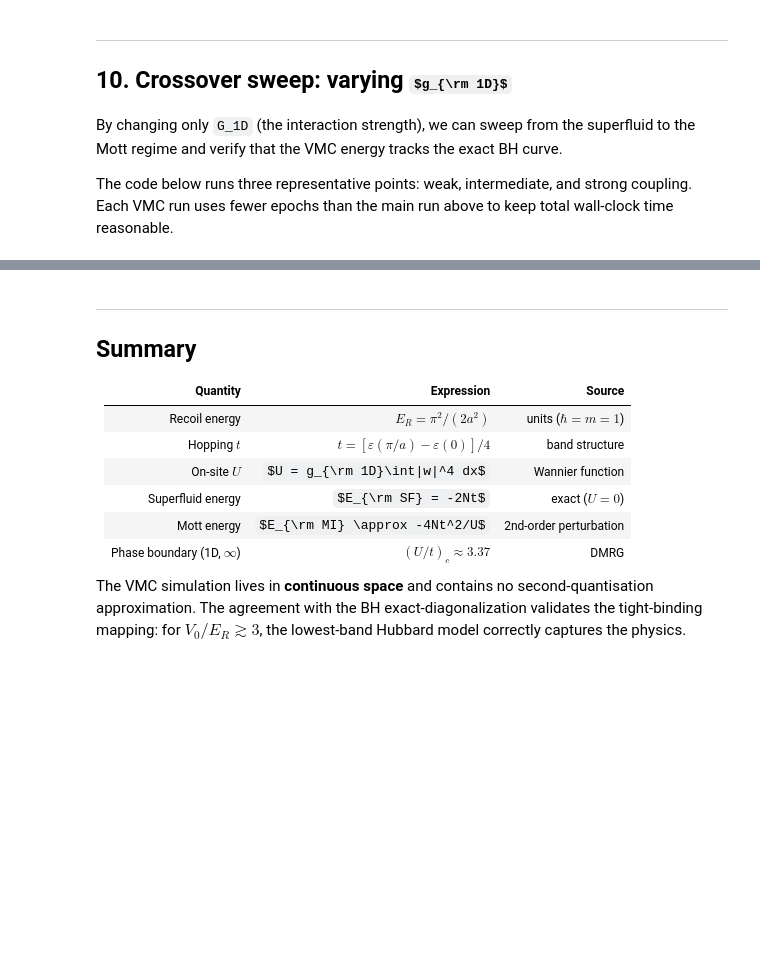
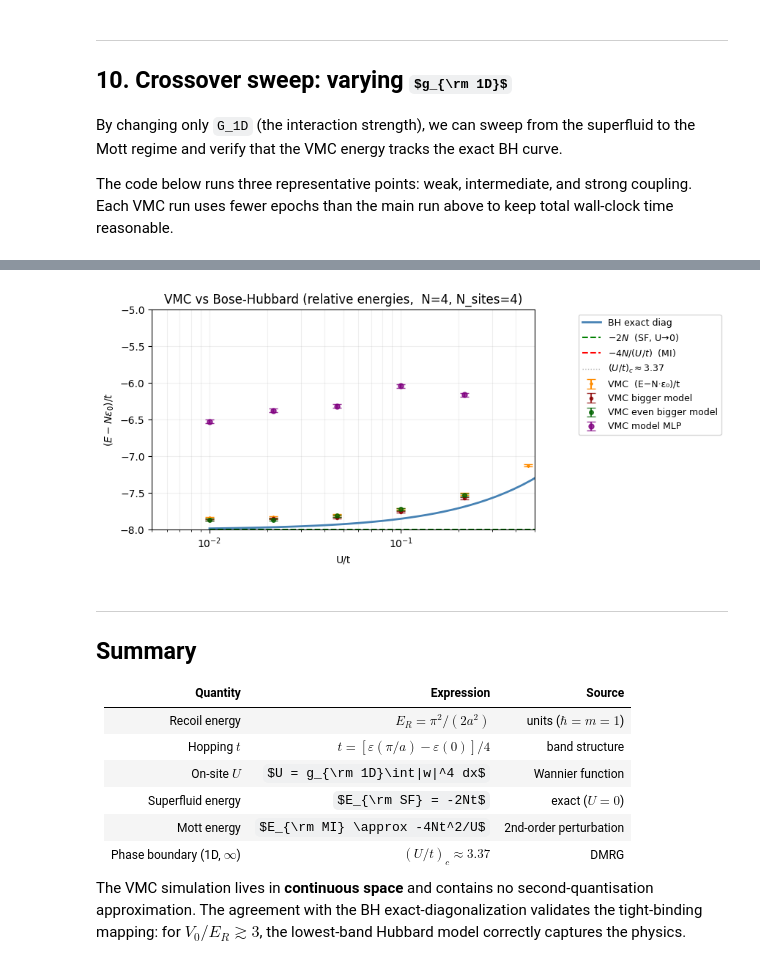
Before and after one commit to pfargas/qvarnet, a Jupyter notebook: notebooks/scripts/bose-hubbard.ipynb, the cells around one changed output, grey strips where cells are left out. Cells and saved outputs as stored; diff of their text form; code cells hidden in the pictures; some formulas as TeX source; blank space fills up the shorter version.

```diff
--- a/notebooks/scripts/bose-hubbard.ipynb
+++ b/notebooks/scripts/bose-hubbard.ipynb
@@ -1079,3 +1112,63 @@ Summary table:
+# %%
+# ── Plot VMC sweep on the BH phase diagram (relative energies E/t) ────────────
+# To place VMC points on the BH diagram (which shows E_BH_relative / t),
+# we subtract N·ε₀ from E_VMC before dividing by t.
+
+fig, ax = plt.subplots(figsize=(10, 4))
+
+ut_plot   = np.logspace(-2, 2.5, 100)
+E_ed_plot = np.array([bh_exact_diag(N, N_SITES, 1.0, ut) for ut in ut_plot])
+
+ax.semilogx(ut_plot, E_ed_plot,                     'steelblue', lw=2,  label='BH exact diag')
+ax.semilogx(ut_plot, -2*N*np.ones_like(ut_plot),    'g--',       lw=1.5, label=r'$-2N$  (SF, U→0)')
+ax.semilogx(ut_plot, -4*N/ut_plot,                  'r--',       lw=1.5, label=r'$-4N/(U/t)$  (MI)')
+ax.axvline(3.37, color='gray', ls=':', lw=1, alpha=0.6, label=r'$(U/t)_c\approx3.37$')
+
+# VMC points: subtract N·ε₀ and divide by t to get BH_relative / t units
+for res in sweep_results:
+    E_vmc_rel_t = (res['E_VMC'] - N * E0_BAND) / T_EFF
+    ax.errorbar(
+        res['U_over_t'], E_vmc_rel_t,
+        yerr=res['sigma'] / T_EFF * 5,
+        fmt='D', ms=2, color='darkorange', capsize=4, zorder=5,
+        label='VMC  (E−N·ε₀)/t' if res is sweep_results[0] else '_',
+    )
+for res in sweep_results_bigger_model:
+    E_vmc_rel_t = (res['E_VMC'] - N * E0_BAND) / T_EFF
+    ax.errorbar(
+        res['U_over_t'], E_vmc_rel_t,
+        yerr=res['sigma'] / T_EFF * 5,
+        fmt='o', ms=3, color='darkred', capsize=4, zorder=5, alpha=0.8,
+        label='VMC bigger model' if res is sweep_results_bigger_model[0] else '_',
+    )
+
+for res in sweep_results_even_bigger_model:
+    E_vmc_rel_t = (res['E_VMC'] - N * E0_BAND) / T_EFF
+    ax.errorbar(
+        res['U_over_t'], E_vmc_rel_t,
+        yerr=res['sigma'] / T_EFF * 5,
+        fmt='o', ms=4, color='darkgreen', capsize=4, zorder=5, alpha=0.8,
+        label='VMC even bigger model' if res is sweep_results_even_bigger_model[0] else '_',
+    )
+
+for res in sweep_results_model_mlp:
+    E_vmc_rel_t = (res['E_VMC'] - N * E0_BAND) / T_EFF
+    ax.errorbar(
+        res['U_over_t'], E_vmc_rel_t,
+        yerr=res['sigma'] / T_EFF * 5,
+        fmt='o', ms=5, color='purple', capsize=4, zorder=5, alpha=0.8,
+        label='VMC model MLP' if res is sweep_results_model_mlp[0] else '_',
+    )
+
+ax.set(xlabel='U/t', ylabel='$(E - N\\varepsilon_0)/t$',
+       title='VMC vs Bose-Hubbard (relative energies,  N=4, N_sites=4)')
+ax.legend(fontsize=9, loc='upper right', bbox_to_anchor=(1.5, 1));
+ax.grid(True, which='both', alpha=0.2)
+ax.set_ylim(-8, -5)
+ax.set_xlim(0.005, 0.5)
+plt.tight_layout(); plt.show()
+# %% [output]
+[figure, added]
 # %% [markdown]
 ---
 ## Summary
```
Also changed, not shown: parts of 24 cells of this notebook, 4 other files.
